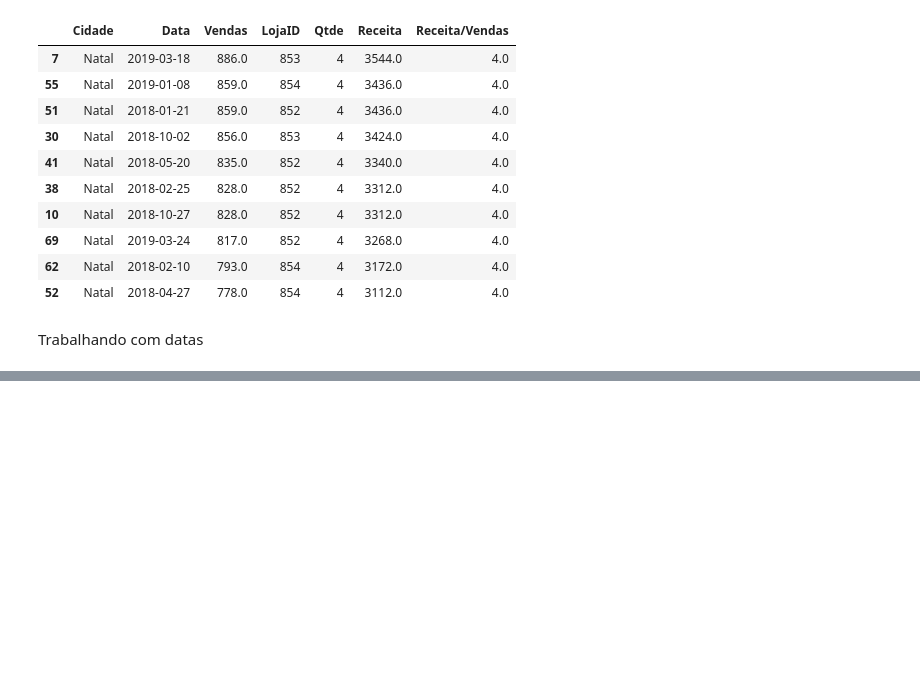
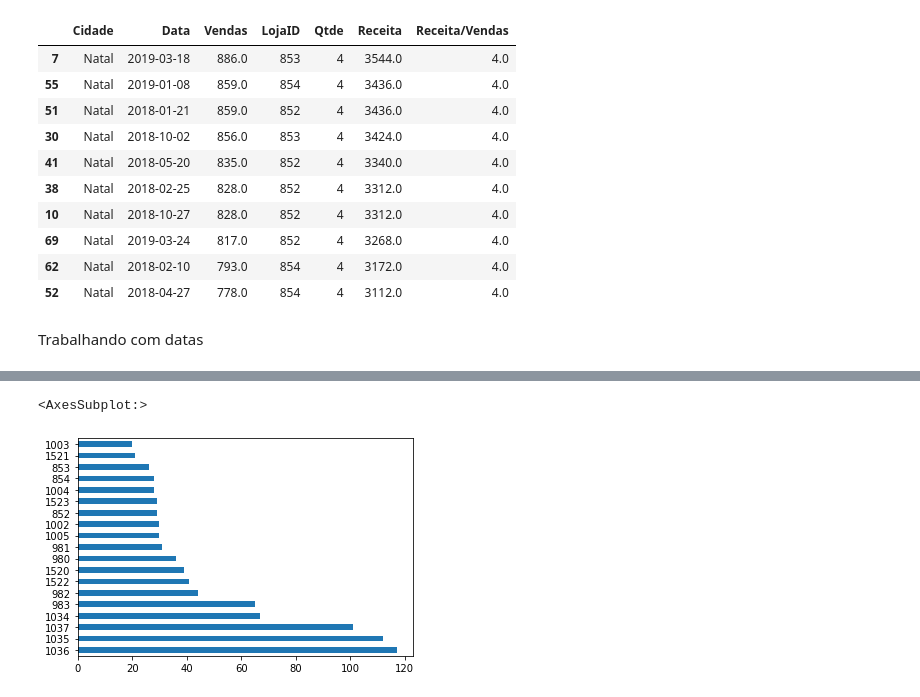
Before and after one commit to mateusverissimo94/Analise-de-Dados, a Jupyter notebook: Aula5_Pandas.ipynb, the cells around one changed output, grey strips where cells are left out. Drawn from its saved outputs; the diff is of its cells as text; code cells hidden in the pictures; blank space fills up the shorter version.

```diff
--- a/Aula5_Pandas.ipynb
+++ b/Aula5_Pandas.ipynb
@@ -192,0 +351,6 @@ Trabalhando com datas
+# %%
+#Gráfico de barra horizontais
+df["LojaID"].value_counts().plot.barh()
+# %% [output]
+<AxesSubplot:>
+[figure, added]
```
Also changed, not shown: parts of 36 cells of this notebook, 3 other files.
